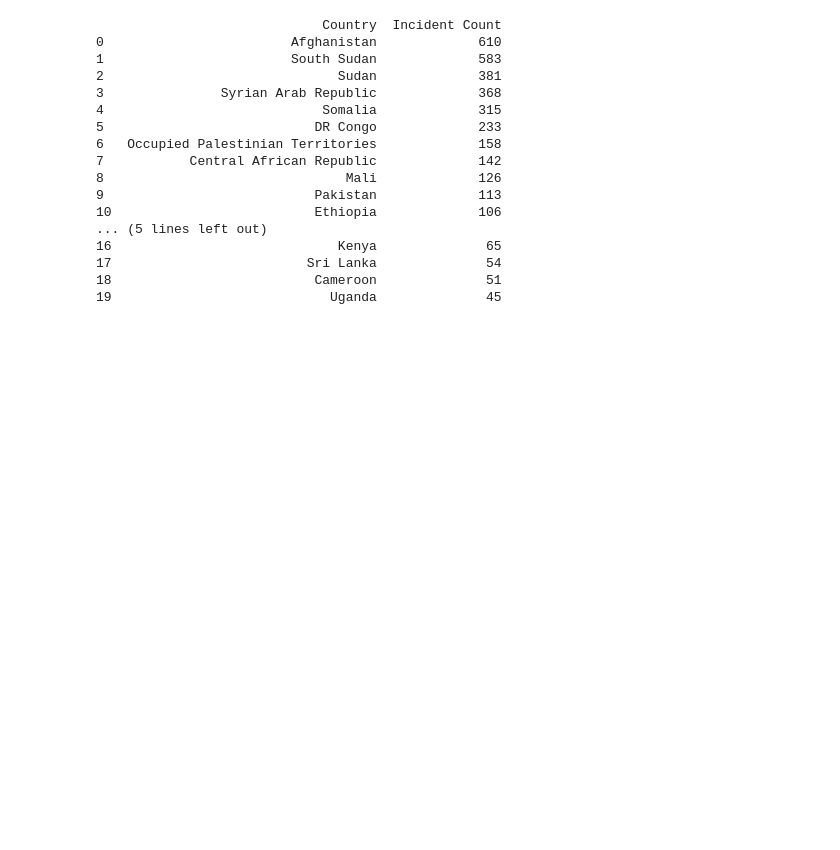
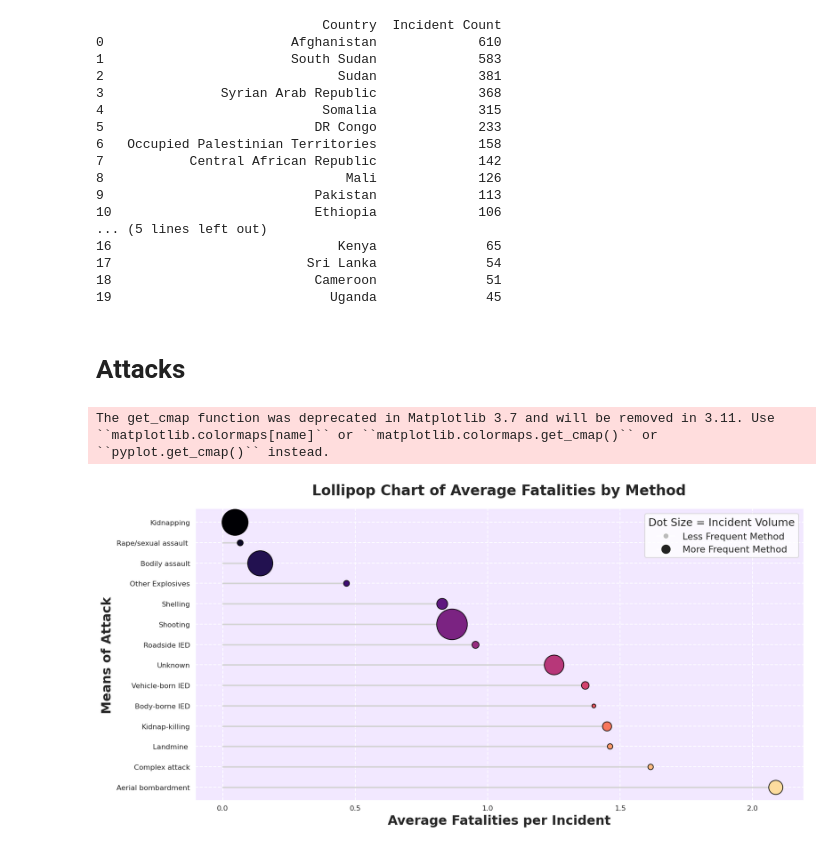
Before and after one commit to platinumfishes/data_visualization_project_2025, a Jupyter notebook: code/eda.ipynb, the cells around one changed output. Saved outputs shown, nothing was run; the diff lists cells and outputs as text; code cells hidden in the pictures; blank space fills up the shorter version.

```diff
--- a/code/eda.ipynb
+++ b/code/eda.ipynb
@@ -455,3 +444,63 @@ print(incident_counts.head(20))  # Top 10 countries
 17                         Sri Lanka              54
 18                          Cameroon              51
 19                            Uganda              45
+# %% [markdown]
+# Attacks
+# %%
+# Reload dataset using your project path structure
+df = pd.read_csv("../data/security_incidents.csv")
+df = df.dropna(subset=["Means of attack", "Total killed"])
+
+# Compute statistics
+fatality_stats = df.groupby("Means of attack")["Total killed"].agg(["count", "mean"]).reset_index()
+fatality_stats.columns = ["Means of Attack", "Incident Count", "Avg Fatalities"]
+fatality_stats = fatality_stats.sort_values("Avg Fatalities", ascending=False).reset_index(drop=True)
+
+# Color mapping
+norm = mcolors.Normalize(vmin=0, vmax=len(fatality_stats))
+cmap = cm.get_cmap("magma")
+reversed_colors = [cmap(norm(i)) for i in reversed(range(len(fatality_stats)))]
+
+# === Final Lollipop Chart ===
+plt.figure(figsize=(14, 7), dpi=120)
+ax = plt.gca()
+for i, row in fatality_stats.iterrows():
+    ax.plot([0, row["Avg Fatalities"]], [i, i], color='lightgray', linewidth=2, zorder=1)
+    ax.scatter(row["Avg Fatalities"], i,
+               s=row["Incident Count"] * 1.5,
+               color=reversed_colors[i],
+               edgecolor='black',
+               marker='o',
+               zorder=2)
+
+# Axes and styling
+ax.set_yticks(range(len(fatality_stats)))
+ax.set_yticklabels(fatality_stats["Means of Attack"], fontsize=10)
+plt.title("Lollipop Chart of Average Fatalities by Method", fontsize=20, fontweight='bold', pad=20)
+plt.xlabel("Average Fatalities per Incident", fontsize=18, fontweight='bold')
+plt.ylabel("Means of Attack", fontsize=18, fontweight='bold')
+ax.set_facecolor('#f2e8ff')
+for spine in ['bottom', 'left']:
+    ax.spines[spine].set_linewidth(1.5)
+    ax.spines[spine].set_color('white')
+for spine in ['top', 'right']:
+    ax.spines[spine].set_visible(False)
+ax.grid(True, linestyle='--', linewidth=1.2, color='white')
+
+# Custom legend
+from matplotlib.lines import Line2D
+legend_elements = [
+    Line2D([0], [0], marker='o', color='w', label='Less Frequent Method', markerfacecolor='#bbbbbb', markersize=8),
+    Line2D([0], [0], marker='o', color='w', label='More Frequent Method', markerfacecolor='#222222', markersize=14)
+]
+ax.legend(handles=legend_elements, title="Dot Size = Incident Volume", loc="upper right", fontsize=13, title_fontsize=15)
+
+# Save to your path
+output_path = "../assets/attacks/lethal_lollipop.png"
+os.makedirs(os.path.dirname(output_path), exist_ok=True)
+plt.tight_layout()
+plt.savefig(output_path, bbox_inches='tight', facecolor=ax.get_facecolor())
+plt.show()
+# %% [output]
+The get_cmap function was deprecated in Matplotlib 3.7 and will be removed in 3.11. Use ``matplotlib.colormaps[name]`` or ``matplotlib.colormaps.get_cmap()`` or ``pyplot.get_cmap()`` instead.
+[figure, added]
```
Also changed, not shown: parts of 2 cells of this notebook, 17 other files.
